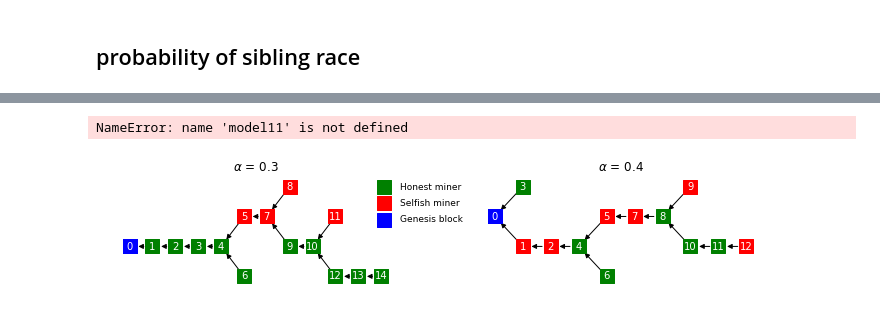
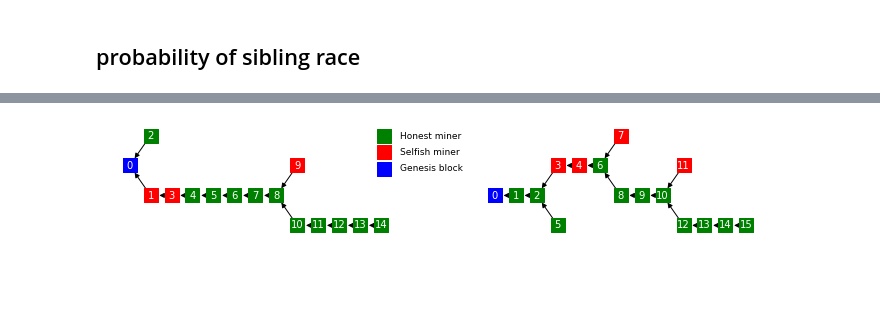
Before and after one commit to casparschwa/selfish_mining_abm, a Jupyter notebook: notebooks/blocktree_plot.ipynb, the cells around one changed output, grey strips where cells are left out. Cells and saved outputs as stored; diff of their text form; code cells hidden in the pictures; blank space fills up the shorter version.

```diff
--- a/notebooks/blocktree_plot.ipynb
+++ b/notebooks/blocktree_plot.ipynb
@@ -217,6 +236,7 @@ def multi_blocktree_plot(model1, alpha1, model2, alpha2, saving=False):
 
     models = [model1, model2]
     alphas = [alpha1, alpha2]
+    labels = ["a", "b"]
 
     fig, axs = plt.subplots(nrows=1, ncols=2, figsize=(12, 2), frameon=True)
     # fig.suptitle("Blockchain with different levels of selfish mining", fontsize=14, y= 1.15)
@@ -236,8 +256,6 @@ def multi_blocktree_plot(model1, alpha1, model2, alpha2, saving=False):
         H = G.reverse(copy=True)
         pos = graphviz_layout(H, prog='dot', args='-Grankdir="RL"')
 
-        axs[index].set_title(r"$\alpha$ = {}".format(alphas[index]))
-
         nx.draw_networkx_nodes(H, pos=pos, ax=axs[index], nodelist=honest_blocks, node_color='green', label="Honest miner", node_shape='s', node_size=200)
         nx.draw_networkx_nodes(H, pos=pos, ax=axs[index], nodelist=selfish_blocks, node_color='red', label="Selfish miner", node_shape='s', node_size=200)
         nx.draw_networkx_nodes(H, pos=pos, ax=axs[index], nodelist=[0], node_color='blue', label="Genesis block", node_shape='s', node_size=200)
@@ -247,36 +265,28 @@ def multi_blocktree_plot(model1, alpha1, model2, alpha2, saving=False):
 
         axs[index].set_frame_on(False)
 
+        # axs[index].set_title(r"$\alpha = {}$".format(alphas[index]))
+        # axs[index].set_xlabel(r"({})".format(labels[index]))
+
     plt.legend(bbox_to_anchor=[0, 1], labelspacing=0.8, fontsize=9, frameon=False, borderpad=0.1)
     plt.savefig("sm_visualization.png")
 
-    fig_filename = "sm_visualization.png"
+    fig_filename = "sm_visualization_none.png"
     parent_dir = os.path.dirname('/Users/css/dev/thesis/selfish_mining_abm/notebooks')
     path = parent_dir + f"/notebooks/figures/{fig_filename}"
     if saving:
-        plt.savefig(path, bbox_inches="tight")
+        plt.savefig(path, bbox_inches="tight", dpi=1200)
     plt.show()
 # %%
-gamma = 0.01 # tau
-
+simulation_time = 100
+gamma = 0.001 # tau
 alpha1 = 0.2
 alpha2 = 0.4
 
-# model11 = simulate(centrality_measure, topology, hash_distribution, number_of_nodes, number_selfish_nodes, alpha1, desired_avg_degree, ba_m)
-# model2 = simulate(centrality_measure, topology, hash_distribution, number_of_nodes, number_selfish_nodes, alpha2, desired_avg_degree, ba_m)
+model1 = simulate(centrality_measure, topology, hash_distribution, number_of_nodes, number_selfish_nodes, alpha1, desired_avg_degree, ba_m)
+model2 = simulate(centrality_measure, topology, hash_distribution, number_of_nodes, number_selfish_nodes, alpha2, desired_avg_degree, ba_m)
+# model23 = simulate(centrality_measure, topology, hash_distribution, number_of_nodes, number_selfish_nodes, alpha2, desired_avg_degree, ba_m)
 
-multi_blocktree_plot(model11, alpha1, model2, alpha2, saving=True)
+multi_blocktree_plot(model1, alpha1, model2, alpha2, saving=True)
 # %% [output]
-NameError: name 'model11' is not defined
+[figure, added]
-# %%
-gamma = 0.01 # tau
-
-alpha1 = 0.2
-alpha2 = 0.4
-
-modela = simulate(centrality_measure, topology, hash_distribution, number_of_nodes, number_selfish_nodes, alpha1, desired_avg_degree, ba_m)
-modelb = simulate(centrality_measure, topology, hash_distribution, number_of_nodes, number_selfish_nodes, alpha2, desired_avg_degree, ba_m)
-
-multi_blocktree_plot(modela, alpha, modelb, alpha2, saving=True)
-# %% [output]
-[figure, removed]
```
Also changed, not shown: parts of 4 cells of this notebook, 7 other files.
